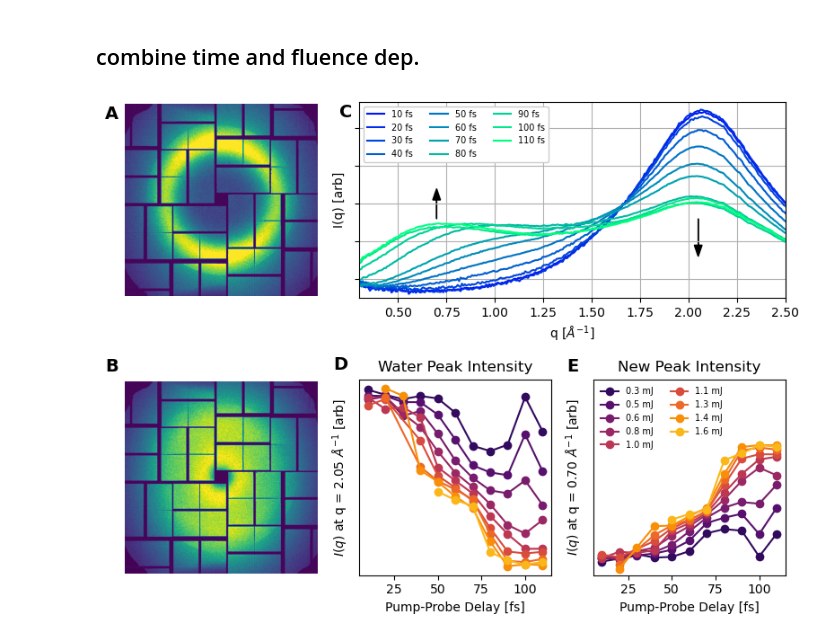
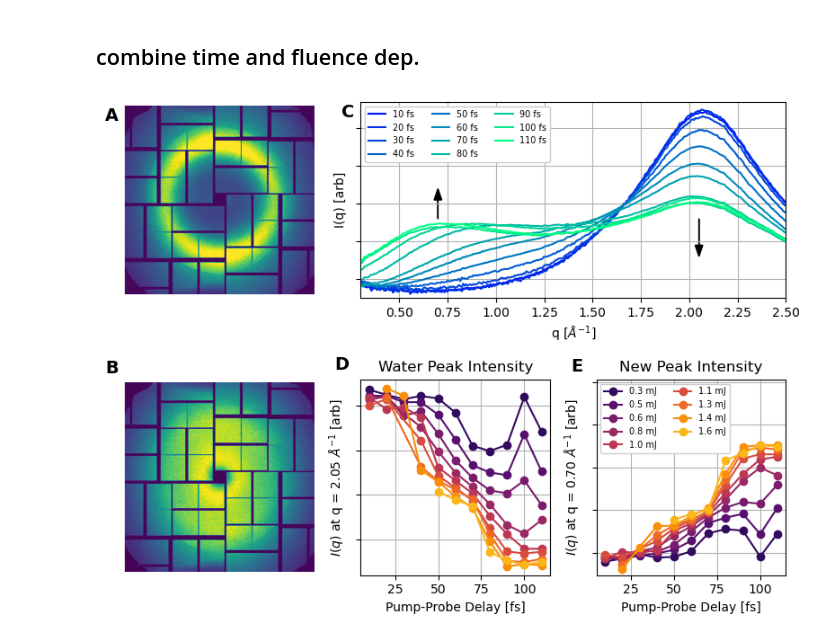
Before and after one commit to tjlane/cxig0715, a Jupyter notebook: figures/figures.ipynb, the cells around one changed output. Cells and saved outputs as stored; diff of their text form; code cells hidden in the pictures.

Commit message:
add grid to power plot

```diff
--- a/figures/figures.ipynb
+++ b/figures/figures.ipynb
@@ -696,40 +696,42 @@ plt.xlabel('Pump-Probe Delay [fs]')
 plt.ylabel('$I(q)$ at q = 2.05 $\AA^{-1}$ [arb]')
 # plt.legend(['%.1f mJ' % (float(p) * auc_to_mJ,) for p in pump_powers],
 #           prop={'size': 7}, ncol=2, framealpha=1.0)
-ax.get_yaxis().set_ticks([])
+ax.get_yaxis().set_ticklabels([])
+ax.grid()
 water_peak_ylim = ax.get_ylim()
 
 ax.text(-10, 0.0078, "D", fontdict={'weight' : 'bold', 'size' : 14})
 
 # ----
 
 ax = fig.add_subplot(gs[1,2])
 plt.title('New Peak Intensity')
 for power_index, power in enumerate(pump_powers):
 
     y = normalized_time_power_data_stack[:,new_peak_pos,power_index]
     plt.plot(
         time_delays[y>0],
         y[y>0],
         "o-",
         color=cm.inferno(power/(pump_powers.max() * inferno_offset))
     )
 
 plt.xlabel('Pump-Probe Delay [fs]')
 plt.legend(['%.1f mJ' % (float(p) * auc_to_mJ,) for p in pump_powers],
-          prop={'size': 7}, ncol=2, framealpha=1.0, frameon=False)
+          prop={'size': 7}, ncol=2, framealpha=1.0, frameon=True)
 plt.ylabel('$I(q)$ at q = 0.70 $\AA^{-1}$ [arb]')
-ax.get_yaxis().set_ticks([])
+ax.get_yaxis().set_ticklabels([])
 #ax.set_ylim(water_peak_ylim)
 
 old_ylim = ax.get_ylim()
 ax.set_ylim([old_ylim[0], old_ylim[1]*1.3])
 
 ax.text(-10, 0.00625, "E", fontdict={'weight' : 'bold', 'size' : 14})
+ax.grid()
 
 
 plt.tight_layout()
 plt.savefig("./experiment_cspad_time_and_power.png")
 plt.show()
 # %% [output]
-[figure, old version]
+[figure, new version]
```
